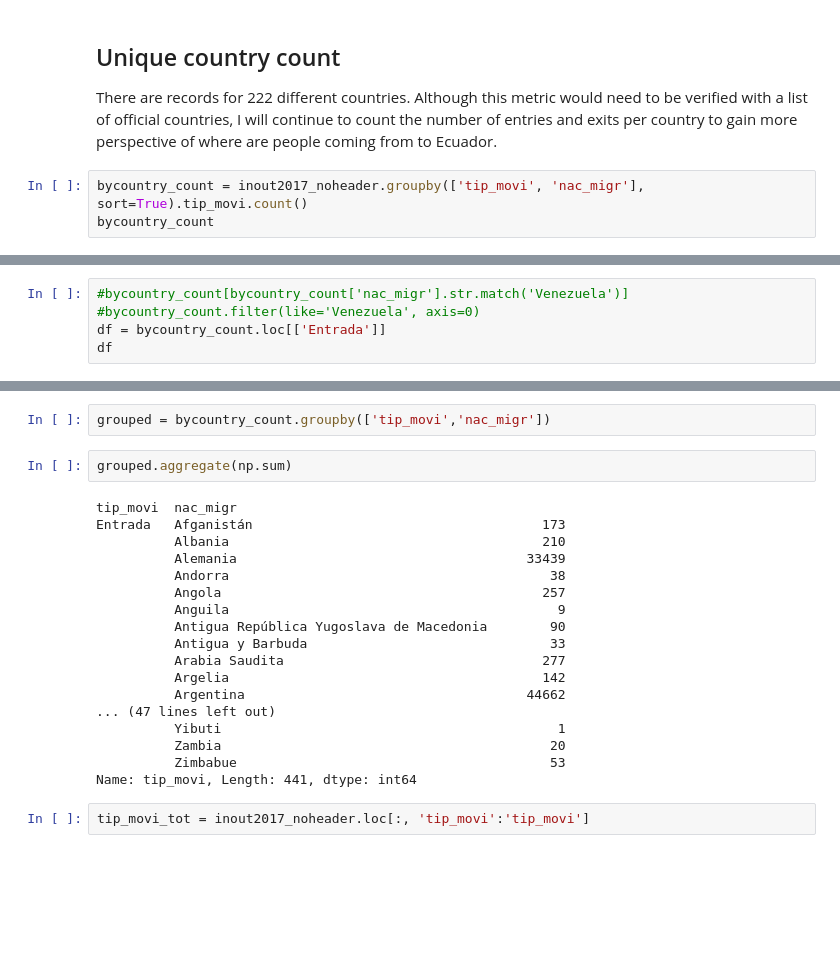
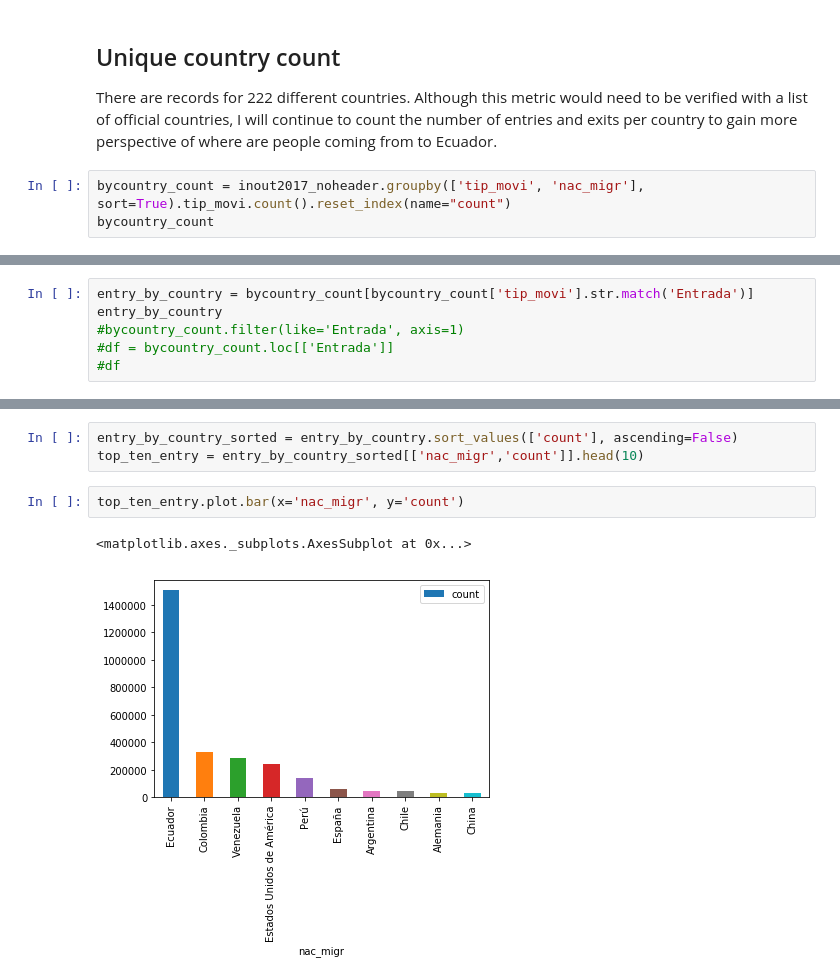
Before and after one commit to suprematis/Ecuador_Migration_Patterns, a Jupyter notebook: Migration_Data_Ingest_Ecuador.ipynb, the cells around one changed output, grey strips where cells are left out. Saved outputs shown, nothing was run; the diff lists cells and outputs as text; blank space fills up the shorter version.

```diff
--- a/Migration_Data_Ingest_Ecuador.ipynb
+++ b/Migration_Data_Ingest_Ecuador.ipynb
@@ -165,6 +165,6 @@ inout2017_noheader['nac_migr'].nunique()
 ## Unique country count
 There are records for 222 different countries.  Although this metric would need to be verified with a list of official countries, I will continue to count the number of entries and exits per country to gain more perspective of where are people coming from to Ecuador.
 # %%
-bycountry_count = inout2017_noheader.groupby(['tip_movi', 'nac_migr'], sort=True).tip_movi.count()
+bycountry_count = inout2017_noheader.groupby(['tip_movi', 'nac_migr'], sort=True).tip_movi.count().reset_index(name="count")
 bycountry_count
 # %% [output]
@@ -188,6 +189,7 @@ Name: tip_movi, Length: 441, dtype: int64
 # %%
-#bycountry_count[bycountry_count['nac_migr'].str.match('Venezuela')]
-#bycountry_count.filter(like='Venezuela', axis=0)
-df = bycountry_count.loc[['Entrada']]
-df
+entry_by_country = bycountry_count[bycountry_count['tip_movi'].str.match('Entrada')]
+entry_by_country
+#bycountry_count.filter(like='Entrada', axis=1)
+#df = bycountry_count.loc[['Entrada']]
+#df
 # %% [output]
@@ -211,24 +214,8 @@ Name: tip_movi, Length: 220, dtype: int64
-# %%
-grouped = bycountry_count.groupby(['tip_movi','nac_migr'])
-# %%
-grouped.aggregate(np.sum)
-# %% [output]
-tip_movi  nac_migr
-Entrada   Afganistán                                     173
-          Albania                                        210
-          Alemania                                     33439
-          Andorra                                         38
-          Angola                                         257
-          Anguila                                          9
-          Antigua República Yugoslava de Macedonia        90
-          Antigua y Barbuda                               33
-          Arabia Saudita                                 277
-          Argelia                                        142
-          Argentina                                    44662
-... (47 lines left out)
-          Yibuti                                           1
-          Zambia                                          20
-          Zimbabue                                        53
-Name: tip_movi, Length: 441, dtype: int64
-# %%
-tip_movi_tot = inout2017_noheader.loc[:, 'tip_movi':'tip_movi']
+# %%
+entry_by_country_sorted = entry_by_country.sort_values(['count'], ascending=False)
+top_ten_entry = entry_by_country_sorted[['nac_migr','count']].head(10)
+# %%
+top_ten_entry.plot.bar(x='nac_migr', y='count')
+# %% [output]
+<matplotlib.axes._subplots.AxesSubplot at 0x...>
+[figure, added]
```
Also changed, not shown: parts of 2 cells of this notebook.
